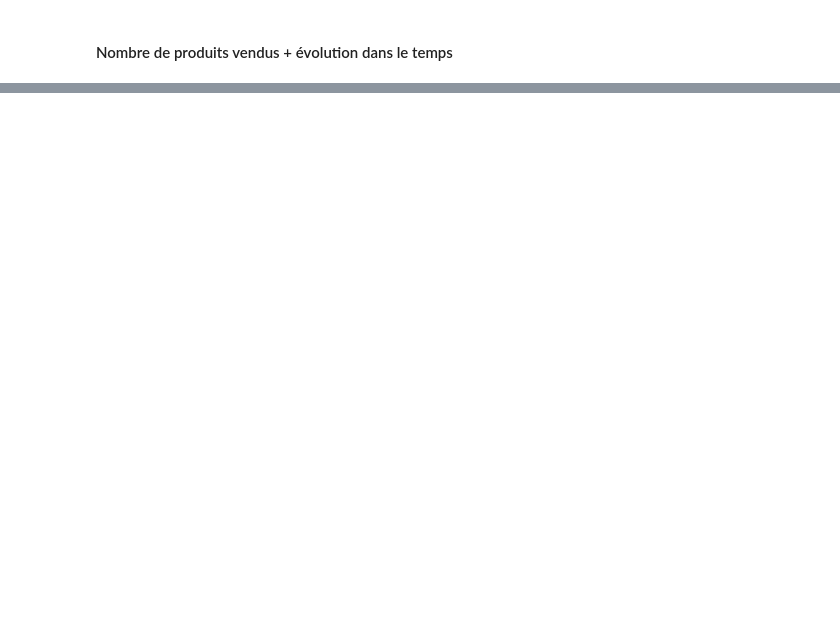
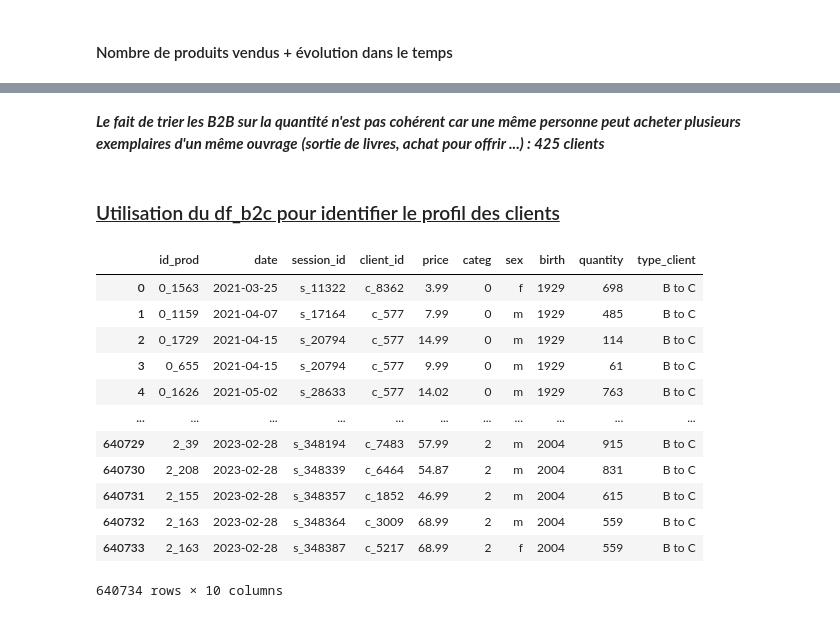
Before and after one commit to Julie-Data-Analyse/projet9_Lapage, a Jupyter notebook: notebooks/analyses_annabelle.ipynb, the cells around one changed output, grey strips where cells are left out. Saved outputs shown, nothing was run; the diff lists cells and outputs as text; code cells hidden in the pictures; blank space fills up the shorter version.

Commit message:
structure nb mise en place pour fichier julie structure + suite stats pour fichier annabelle

```diff
--- a/notebooks/analyses_annabelle.ipynb
+++ b/notebooks/analyses_annabelle.ipynb
@@ -329,4 +523,22 @@ df_clients_quantity.head()
+# %% [markdown]
+ ***Le fait de trier les B2B sur la quantité n'est pas cohérent car une même personne peut acheter plusieurs exemplaires d'un même ouvrage***
+ ***(sortie de livres, achat pour offrir ...) : 425 clients***
+# %% [markdown]
+### <u> Utilisation du df_b2c pour identifier le profil des clients </u>
 # %%
-# Age des clients
-df_profils_clients = df_lapage.groupby('client_id', 'categ')['birth']
-df_profils_clients.head()
+# classement de l'Age des clients par catégorie
+df_b2c.sort_values(by=['categ', 'birth'], ascending=[True, True]).reset_index(drop=True)
+# %% [output]
+|  | id_prod | date | session_id | client_id | price | categ | sex | birth | quantity | type_client |
+| 0 | 0_1563 | 2021-03-25 | s_11322 | c_8362 | 3.99 | 0 | f | 1929 | 698 | B to C |
+| 1 | 0_1159 | 2021-04-07 | s_17164 | c_577 | 7.99 | 0 | m | 1929 | 485 | B to C |
+| 2 | 0_1729 | 2021-04-15 | s_20794 | c_577 | 14.99 | 0 | m | 1929 | 114 | B to C |
+| 3 | 0_655 | 2021-04-15 | s_20794 | c_577 | 9.99 | 0 | m | 1929 | 61 | B to C |
+| 4 | 0_1626 | 2021-05-02 | s_28633 | c_577 | 14.02 | 0 | m | 1929 | 763 | B to C |
+| ... | ... | ... | ... | ... | ... | ... | ... | ... | ... | ... |
+| 640729 | 2_39 | 2023-02-28 | s_348194 | c_7483 | 57.99 | 2 | m | 2004 | 915 | B to C |
+| 640730 | 2_208 | 2023-02-28 | s_348339 | c_6464 | 54.87 | 2 | m | 2004 | 831 | B to C |
+| 640731 | 2_155 | 2023-02-28 | s_348357 | c_1852 | 46.99 | 2 | m | 2004 | 615 | B to C |
+| 640732 | 2_163 | 2023-02-28 | s_348364 | c_3009 | 68.99 | 2 | m | 2004 | 559 | B to C |
+| 640733 | 2_163 | 2023-02-28 | s_348387 | c_5217 | 68.99 | 2 | f | 2004 | 559 | B to C |
+640734 rows × 10 columns
```
Also changed, not shown: parts of 44 cells of this notebook, 1 other file.
